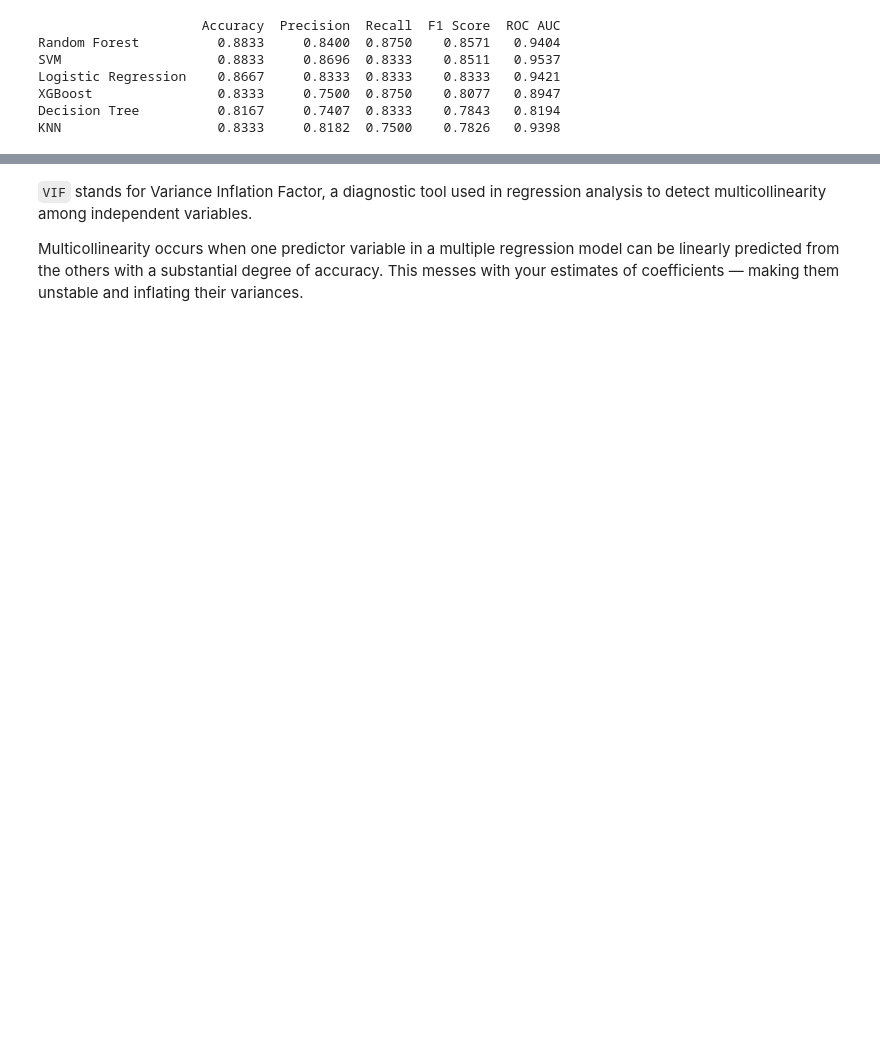
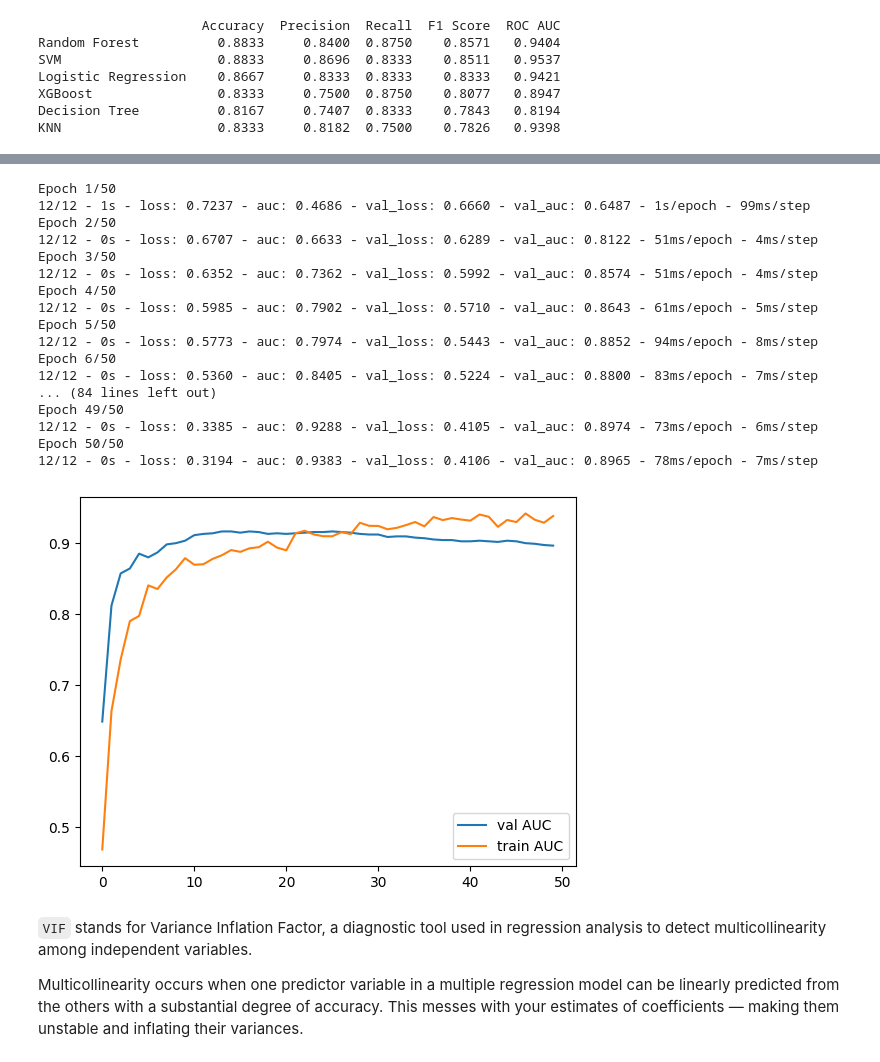
Before and after one commit to arash-jafarpour/hd-dataset, a Jupyter notebook: index.ipynb, the cells around one changed output, grey strips where cells are left out. Drawn from its saved outputs; the diff is of its cells as text; code cells hidden in the pictures; blank space fills up the shorter version.

Commit message:
checkpoint:

```diff
--- a/index.ipynb
+++ b/index.ipynb
@@ -314,3 +374,65 @@ weighted avg       0.90      0.90      0.90        60
+# %%
+from tensorflow.keras import layers, models, regularizers
+from sklearn.model_selection import train_test_split
+
+# 1. Split one fold
+X_tr, X_val, y_tr, y_val = train_test_split(
+    X_train, y_train, test_size=0.2, stratify=y_train, random_state=42
+)
+
+# 2. Build encoder + head
+def build_encoder(input_dim):
+    inp = layers.Input(input_dim)
+    x = layers.Dense(32, activation="swish",
+        kernel_regularizer=regularizers.l2(1e-4))(inp)
+    x = layers.Dropout(0.3)(x)
+    x = layers.Dense(16, activation="swish",
+        kernel_regularizer=regularizers.l2(1e-4))(x)
+    return models.Model(inp, x)
+
+encoder = build_encoder(X_tr.shape[1])
+head_in = layers.Input(16)
+out = layers.Dense(1, activation="sigmoid")(head_in)
+head = models.Model(head_in, out)
+
+# 3. Combine & train
+inp = encoder.input
+logit = head(encoder.output)
+model = models.Model(inp, logit)
+model.compile("adam", "binary_crossentropy", metrics=["AUC"])
+
+history = model.fit(
+    X_tr, y_tr,
+    validation_data=(X_val, y_val),
+    epochs=50, batch_size=16, verbose=2
+)
+
+# 4. Check overfitting
+import matplotlib.pyplot as plt
+
+plt.plot(history.history["val_auc"], label="val AUC")
+plt.plot(history.history["auc"], label="train AUC")
+plt.legend()
+plt.show()
+# %% [output]
+Epoch 1/50
+12/12 - 1s - loss: 0.7237 - auc: 0.4686 - val_loss: 0.6660 - val_auc: 0.6487 - 1s/epoch - 99ms/step
+Epoch 2/50
+12/12 - 0s - loss: 0.6707 - auc: 0.6633 - val_loss: 0.6289 - val_auc: 0.8122 - 51ms/epoch - 4ms/step
+Epoch 3/50
+12/12 - 0s - loss: 0.6352 - auc: 0.7362 - val_loss: 0.5992 - val_auc: 0.8574 - 51ms/epoch - 4ms/step
+Epoch 4/50
+12/12 - 0s - loss: 0.5985 - auc: 0.7902 - val_loss: 0.5710 - val_auc: 0.8643 - 61ms/epoch - 5ms/step
+Epoch 5/50
+12/12 - 0s - loss: 0.5773 - auc: 0.7974 - val_loss: 0.5443 - val_auc: 0.8852 - 94ms/epoch - 8ms/step
+Epoch 6/50
+12/12 - 0s - loss: 0.5360 - auc: 0.8405 - val_loss: 0.5224 - val_auc: 0.8800 - 83ms/epoch - 7ms/step
+... (84 lines left out)
+Epoch 49/50
+12/12 - 0s - loss: 0.3385 - auc: 0.9288 - val_loss: 0.4105 - val_auc: 0.8974 - 73ms/epoch - 6ms/step
+Epoch 50/50
+12/12 - 0s - loss: 0.3194 - auc: 0.9383 - val_loss: 0.4106 - val_auc: 0.8965 - 78ms/epoch - 7ms/step
+[figure, added]
 # %% [markdown]
 `VIF` stands for Variance Inflation Factor, a diagnostic tool used in regression analysis to detect multicollinearity among independent variables.
 
```
Also changed, not shown: parts of 6 cells of this notebook.
